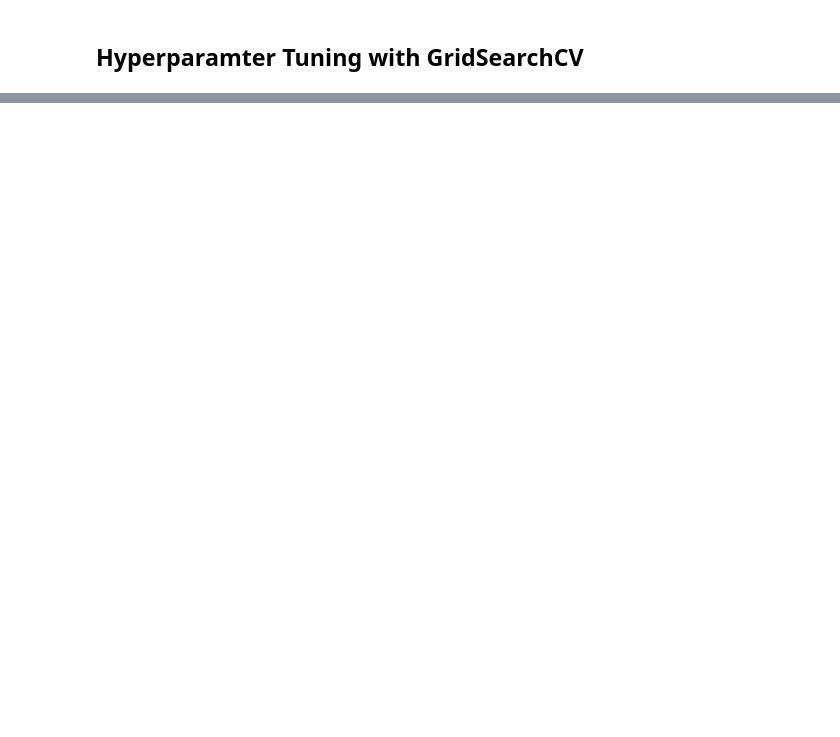
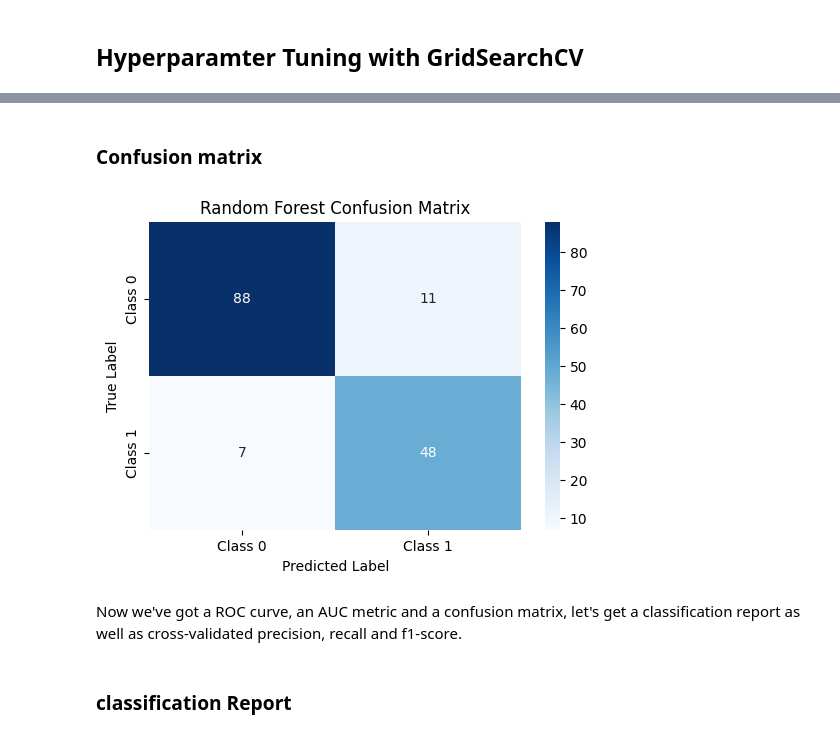
Before and after one commit to Minhajul99/Diabetes-Prediction, a Jupyter notebook: Diabetes_Prediction.ipynb, the cells around one changed output, grey strips where cells are left out. Drawn from its saved outputs; the diff is of its cells as text; code cells hidden in the pictures; blank space fills up the shorter version.

```diff
--- a/Diabetes_Prediction.ipynb
+++ b/Diabetes_Prediction.ipynb
@@ -1196,0 +1061,4 @@ Epoch 200/200
+# %%
+# Make predictions with tuned model
+y_preds= rs_rf.predict(X_test)
+y_preds
@@ -1196,0 +1080,16 @@ Epoch 200/200
+# %% [markdown]
+### Confusion matrix
+# %%
+# Plot confusion matrix
+plt.figure(figsize=(6,4))
+sns.heatmap(confusion_matrix(y_test, y_preds), annot=True, fmt="d", cmap="Blues", xticklabels=["Class 0", "Class 1"], yticklabels=["Class 0", "Class 1"])
+plt.xlabel("Predicted Label")
+plt.ylabel("True Label")
+plt.title("Random Forest Confusion Matrix")
+plt.show()
+# %% [output]
+[figure, added]
+# %% [markdown]
+Now we've got a ROC curve, an AUC metric and a confusion matrix, let's get a classification report as well as cross-validated precision, recall and f1-score.
+# %% [markdown]
+### classification Report
```
Also changed, not shown: parts of 48 cells of this notebook.
